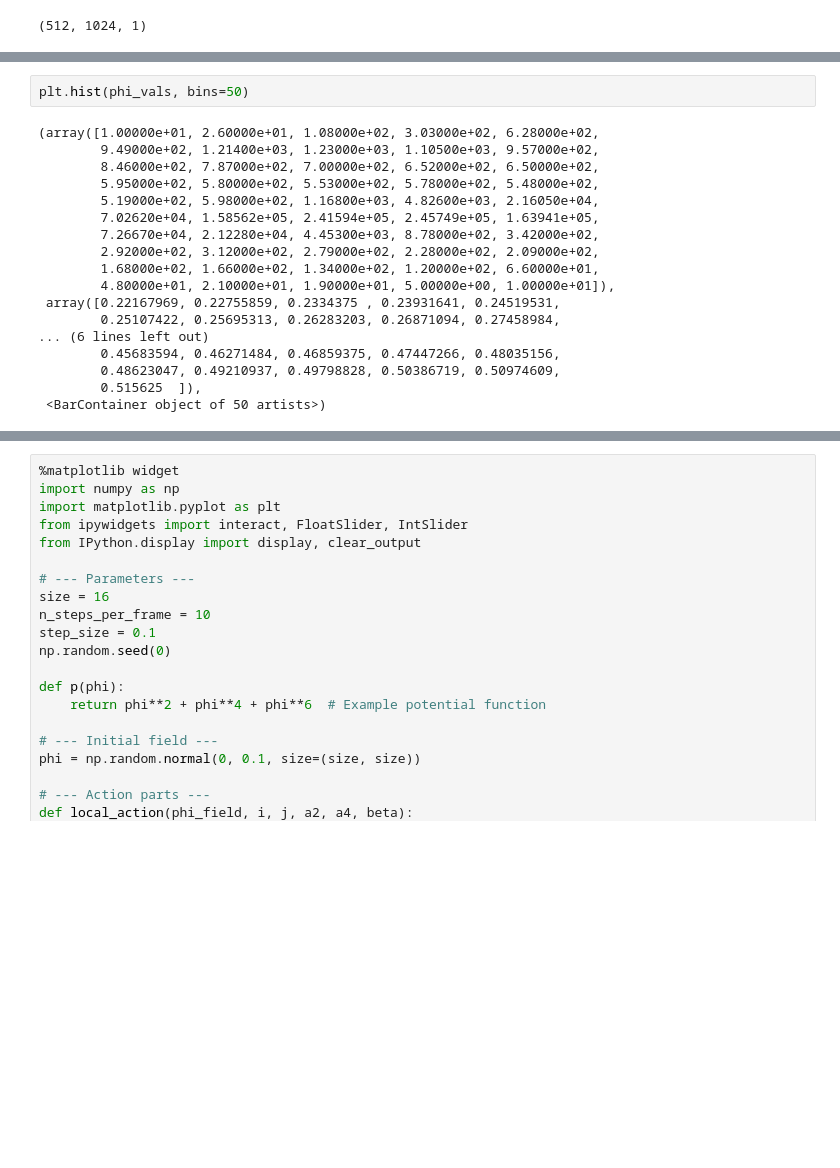
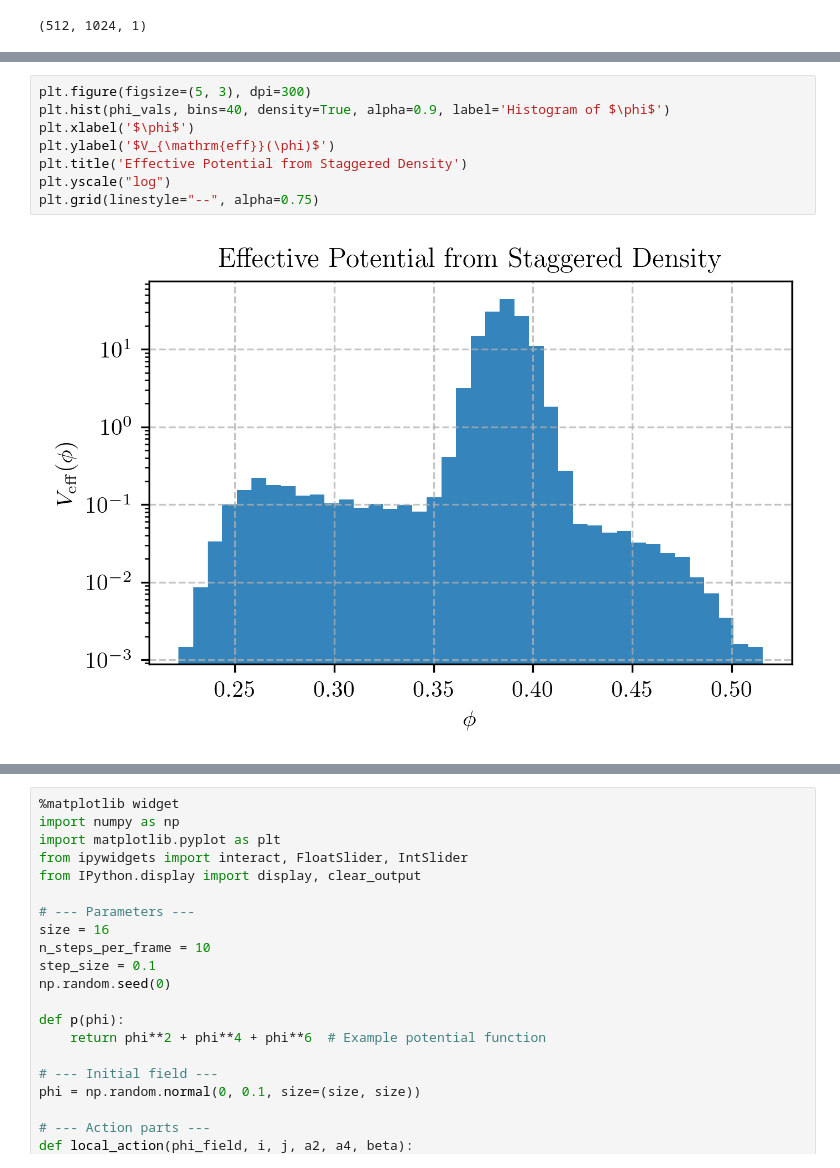
Before and after one commit to maxawake/VMC_with_LPTFs, a Jupyter notebook: evaluation/evaluation.ipynb, the cells around one changed output, grey strips where cells are left out. Cells and saved outputs as stored; diff of their text form; blank space fills up the shorter version.

```diff
--- a/evaluation/evaluation.ipynb
+++ b/evaluation/evaluation.ipynb
@@ -125,20 +101,10 @@ Coefficients of the polynomial fit 182.72x^2 + -1740.76x^4 + 4702.92x^6
-# %%
-plt.hist(phi_vals, bins=50)
-# %% [output]
-(array([1.00000e+01, 2.60000e+01, 1.08000e+02, 3.03000e+02, 6.28000e+02,
-        9.49000e+02, 1.21400e+03, 1.23000e+03, 1.10500e+03, 9.57000e+02,
-        8.46000e+02, 7.87000e+02, 7.00000e+02, 6.52000e+02, 6.50000e+02,
-        5.95000e+02, 5.80000e+02, 5.53000e+02, 5.78000e+02, 5.48000e+02,
-        5.19000e+02, 5.98000e+02, 1.16800e+03, 4.82600e+03, 2.16050e+04,
-        7.02620e+04, 1.58562e+05, 2.41594e+05, 2.45749e+05, 1.63941e+05,
-        7.26670e+04, 2.12280e+04, 4.45300e+03, 8.78000e+02, 3.42000e+02,
-        2.92000e+02, 3.12000e+02, 2.79000e+02, 2.28000e+02, 2.09000e+02,
-        1.68000e+02, 1.66000e+02, 1.34000e+02, 1.20000e+02, 6.60000e+01,
-        4.80000e+01, 2.10000e+01, 1.90000e+01, 5.00000e+00, 1.00000e+01]),
- array([0.22167969, 0.22755859, 0.2334375 , 0.23931641, 0.24519531,
-        0.25107422, 0.25695313, 0.26283203, 0.26871094, 0.27458984,
-... (6 lines left out)
-        0.45683594, 0.46271484, 0.46859375, 0.47447266, 0.48035156,
-        0.48623047, 0.49210937, 0.49798828, 0.50386719, 0.50974609,
-        0.515625  ]),
- <BarContainer object of 50 artists>)
+# %%
+plt.figure(figsize=(5, 3), dpi=300)
+plt.hist(phi_vals, bins=40, density=True, alpha=0.9, label='Histogram of $\phi$')
+plt.xlabel('$\phi$')
+plt.ylabel('$V_{\mathrm{eff}}(\phi)$')
+plt.title('Effective Potential from Staggered Density')
+plt.yscale("log")
+plt.grid(linestyle="--", alpha=0.75)
+# %% [output]
+[figure, added]
```
Also changed, not shown: parts of 4 cells of this notebook.
